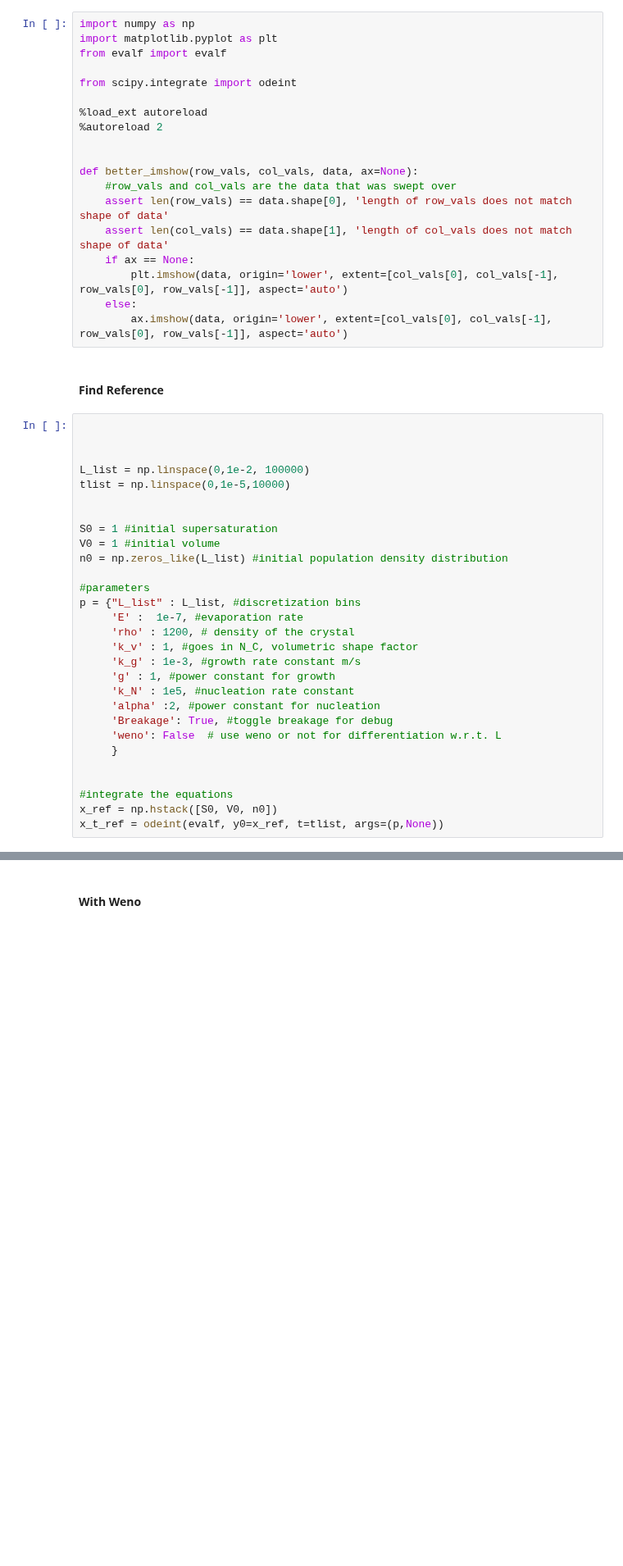
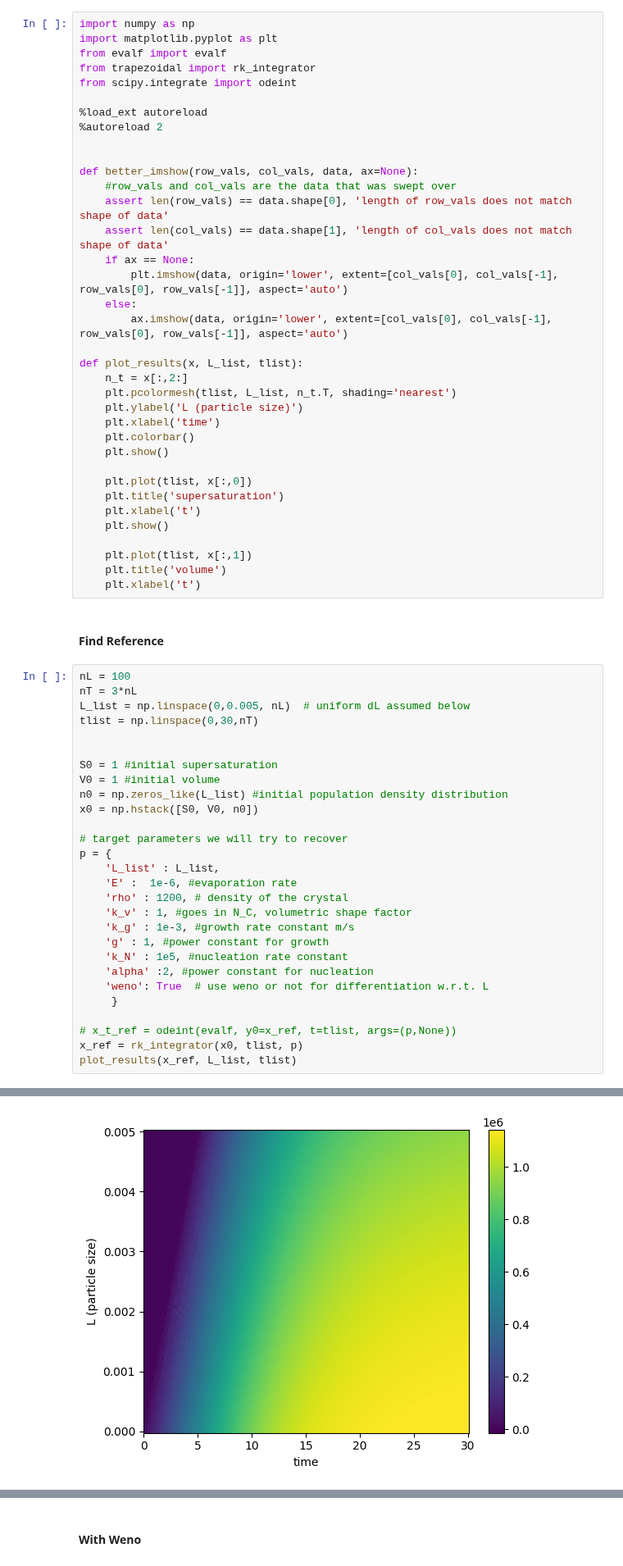
Before and after one commit to lucasattia/crystalPBM, a Jupyter notebook: functions/testWENO.ipynb, the cells around one changed output, grey strips where cells are left out. Shown at 82% size. Saved outputs shown, nothing was run; the diff lists cells and outputs as text; blank space fills up the shorter version.

Commit message:
final plots

```diff
--- a/functions/testWENO.ipynb
+++ b/functions/testWENO.ipynb
@@ -4,7 +4,7 @@
 import numpy as np
 import matplotlib.pyplot as plt
 from evalf import evalf
-
+from trapezoidal import rk_integrator
 from scipy.integrate import odeint
 
 %load_ext autoreload
@@ -19,35 +19,51 @@ def better_imshow(row_vals, col_vals, data, ax=None):
         plt.imshow(data, origin='lower', extent=[col_vals[0], col_vals[-1], row_vals[0], row_vals[-1]], aspect='auto')
     else:
         ax.imshow(data, origin='lower', extent=[col_vals[0], col_vals[-1], row_vals[0], row_vals[-1]], aspect='auto')
+
+def plot_results(x, L_list, tlist):
+    n_t = x[:,2:]
+    plt.pcolormesh(tlist, L_list, n_t.T, shading='nearest')
+    plt.ylabel('L (particle size)')
+    plt.xlabel('time')
+    plt.colorbar()
+    plt.show()
+
+    plt.plot(tlist, x[:,0])
+    plt.title('supersaturation')
+    plt.xlabel('t')
+    plt.show()
+
+    plt.plot(tlist, x[:,1])
+    plt.title('volume')
+    plt.xlabel('t')
 # %% [markdown]
 #### Find Reference
 # %%
-
-
-
-L_list = np.linspace(0,1e-2, 100000)
-tlist = np.linspace(0,1e-5,10000)
+nL = 100
+nT = 3*nL
+L_list = np.linspace(0,0.005, nL)  # uniform dL assumed below
+tlist = np.linspace(0,30,nT)
 
 
 S0 = 1 #initial supersaturation
 V0 = 1 #initial volume
 n0 = np.zeros_like(L_list) #initial population density distribution
+x0 = np.hstack([S0, V0, n0])
 
-#parameters
-p = {"L_list" : L_list, #discretization bins
-     'E' :  1e-7, #evaporation rate
-     'rho' : 1200, # density of the crystal
-     'k_v' : 1, #goes in N_C, volumetric shape factor
-     'k_g' : 1e-3, #growth rate constant m/s
-     'g' : 1, #power constant for growth
-     'k_N' : 1e5, #nucleation rate constant
-     'alpha' :2, #power constant for nucleation
-     'Breakage': True, #toggle breakage for debug
-     'weno': False  # use weno or not for differentiation w.r.t. L
+# target parameters we will try to recover
+p = {
+    'L_list' : L_list,
+    'E' :  1e-6, #evaporation rate
+    'rho' : 1200, # density of the crystal
+    'k_v' : 1, #goes in N_C, volumetric shape factor
+    'k_g' : 1e-3, #growth rate constant m/s
+    'g' : 1, #power constant for growth
+    'k_N' : 1e5, #nucleation rate constant
+    'alpha' :2, #power constant for nucleation
+    'weno': True  # use weno or not for differentiation w.r.t. L
      }
 
-
-#integrate the equations
-x_ref = np.hstack([S0, V0, n0])
-x_t_ref = odeint(evalf, y0=x_ref, t=tlist, args=(p,None))
+# x_t_ref = odeint(evalf, y0=x_ref, t=tlist, args=(p,None))
+x_ref = rk_integrator(x0, tlist, p)
+plot_results(x_ref, L_list, tlist)
 # %% [output]
@@ -54,0 +70 @@ KeyboardInterrupt:
+[figure, added]
```
Also changed, not shown: parts of 3 cells of this notebook, 8 other files.
